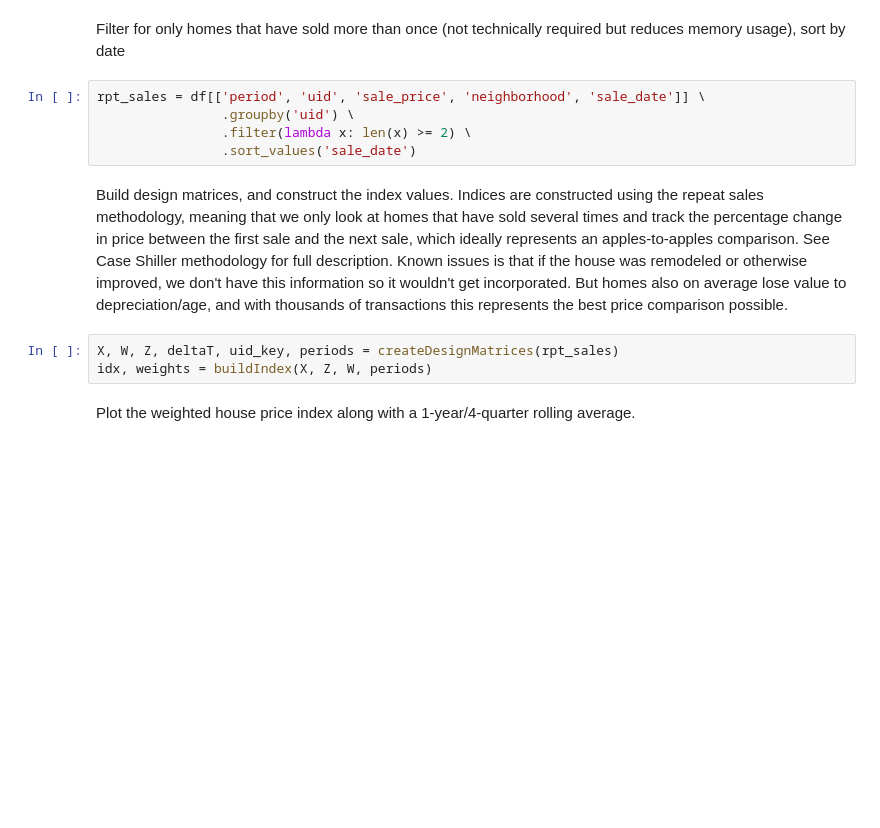
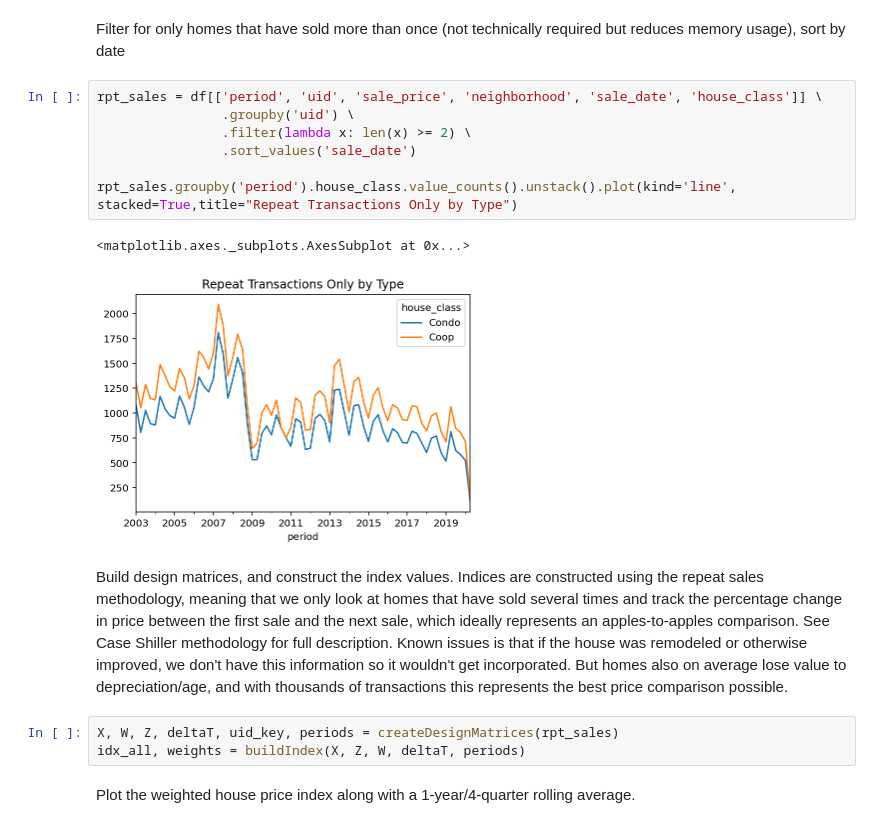
Before and after one commit to ivoytov/manhattan, a Jupyter notebook: NYC_price_index.ipynb, the cells around one changed output. Cells and saved outputs as stored; diff of their text form; blank space fills up the shorter version.

```diff
--- a/NYC_price_index.ipynb
+++ b/NYC_price_index.ipynb
@@ -120,14 +225,19 @@ def buildIndex(X, Z, W, periods):
 # %% [markdown]
 Filter for only homes that have sold more than once (not technically required but reduces memory usage), sort by date
 # %%
-rpt_sales = df[['period', 'uid', 'sale_price', 'neighborhood', 'sale_date']] \
+rpt_sales = df[['period', 'uid', 'sale_price', 'neighborhood', 'sale_date', 'house_class']] \
                 .groupby('uid') \
                 .filter(lambda x: len(x) >= 2) \
                 .sort_values('sale_date')
+
+rpt_sales.groupby('period').house_class.value_counts().unstack().plot(kind='line', stacked=True,title="Repeat Transactions Only by Type")
+# %% [output]
+<matplotlib.axes._subplots.AxesSubplot at 0x...>
+[figure, added]
 # %% [markdown]
 Build design matrices, and construct the index values. Indices are constructed using the repeat sales methodology, meaning that we only look at homes that have sold several times and track the percentage change in price between the first sale and the next sale, which ideally represents an apples-to-apples comparison. See Case Shiller methodology for full description. Known issues is that if the house was remodeled or otherwise improved, we don't have this information so it wouldn't get incorporated. But homes also on average lose value to depreciation/age, and with thousands of transactions this represents the best price comparison possible.
 # %%
 X, W, Z, deltaT, uid_key, periods = createDesignMatrices(rpt_sales)
-idx, weights = buildIndex(X, Z, W, periods)
+idx_all, weights = buildIndex(X, Z, W, deltaT, periods)
 # %% [markdown]
 Plot the weighted house price index along with a 1-year/4-quarter rolling average.
```
Also changed, not shown: parts of 25 cells of this notebook.
